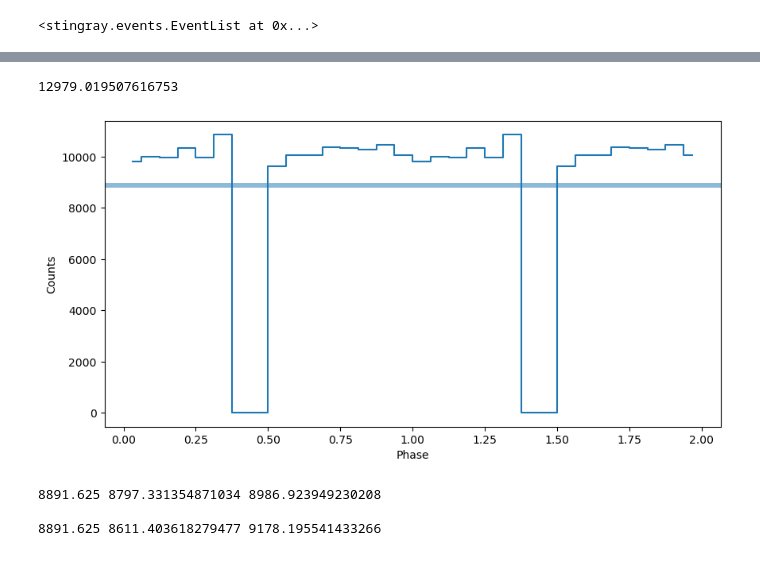
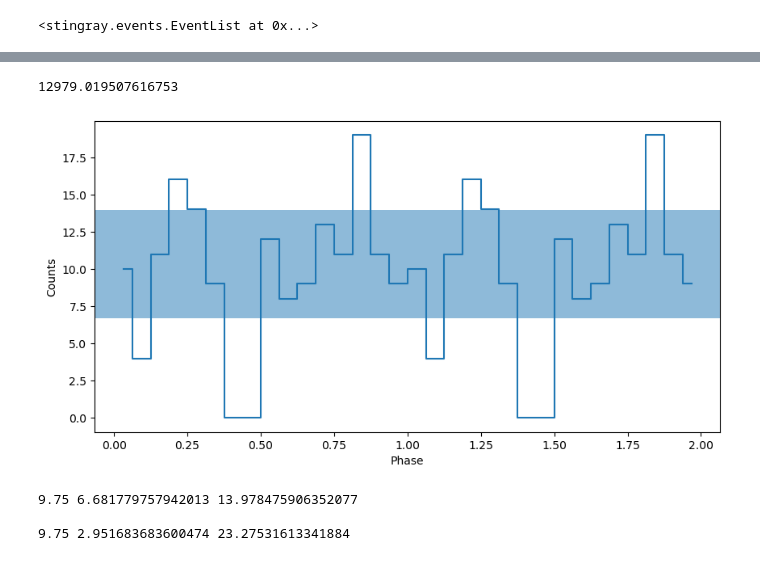
Before and after one commit to ceeliiaa/STONKS-alert, a Jupyter notebook: ObsID0945040133_SRCNUM47/EPN/ObsID0945040133_SRCNUM47_EPN_Periodicity.ipynb, the cells around one changed output, grey strips where cells are left out. Drawn from its saved outputs; the diff is of its cells as text; code cells hidden in the pictures.

```diff
--- a/ObsID0945040133_SRCNUM47/EPN/ObsID0945040133_SRCNUM47_EPN_Periodicity.ipynb
+++ b/ObsID0945040133_SRCNUM47/EPN/ObsID0945040133_SRCNUM47_EPN_Periodicity.ipynb
@@ -215,7 +215,7 @@ ColDefs(
 # %% [markdown]
 ## Event list
 # %%
-evt_names = glob.glob('ObsID*_SRCNUM*_E*ImagingEvts.fits')
+evt_names = glob.glob('*source_events.fits')
 
 source_events = st.EventList.read(evt_names[0],fmt_='hea',skip_checks=True)
 source_events.gti = gtis10
@@ -322,20 +308,20 @@ _ = plt.xlim([frequencies[0], frequencies[-1]])
 # %%
 f0 = 7.704742252780719e-05
 P = 1 / f0
 print(P)
 ph, profile, profile_err = fold_events(clean_events.time, f0)
 _ = plot_profile(ph,profile)
 
 profile_err
 
 ph_out = np.concatenate((ph,ph+1))
 profile_out = np.concatenate((profile,profile))
 prof_err_out = np.concatenate((profile_err,profile_err))
 
-# np.savetxt('src1_pulse_profile.csv',(ph_out, profile_out,prof_err_out),delimiter=',')
+np.savetxt('ObsID0945040133_SRCNUM47_EPN_pulse_profile.csv',(ph_out, profile_out,prof_err_out),delimiter=',')
 # %% [output]
 12979.019507616753
-[figure, old version]
+[figure, new version]
 # %%
 err_low, err_high = poisson_conf_interval(np.mean(profile), interval="frequentist-confidence", sigma=1)
 print(np.mean(profile),err_low, err_high)
@@ -344,6 +330,6 @@ print()
 err_low, err_high = poisson_conf_interval(np.mean(profile), interval="frequentist-confidence", sigma=3)
 print(np.mean(profile),err_low, err_high)
 # %% [output]
-8891.625 8797.331354871034 8986.923949230208
+9.75 6.681779757942013 13.978475906352077
 
-8891.625 8611.403618279477 9178.195541433266
+9.75 2.951683683600474 23.27531613341884
```
Also changed, not shown: parts of 7 cells of this notebook, 2 other files.
